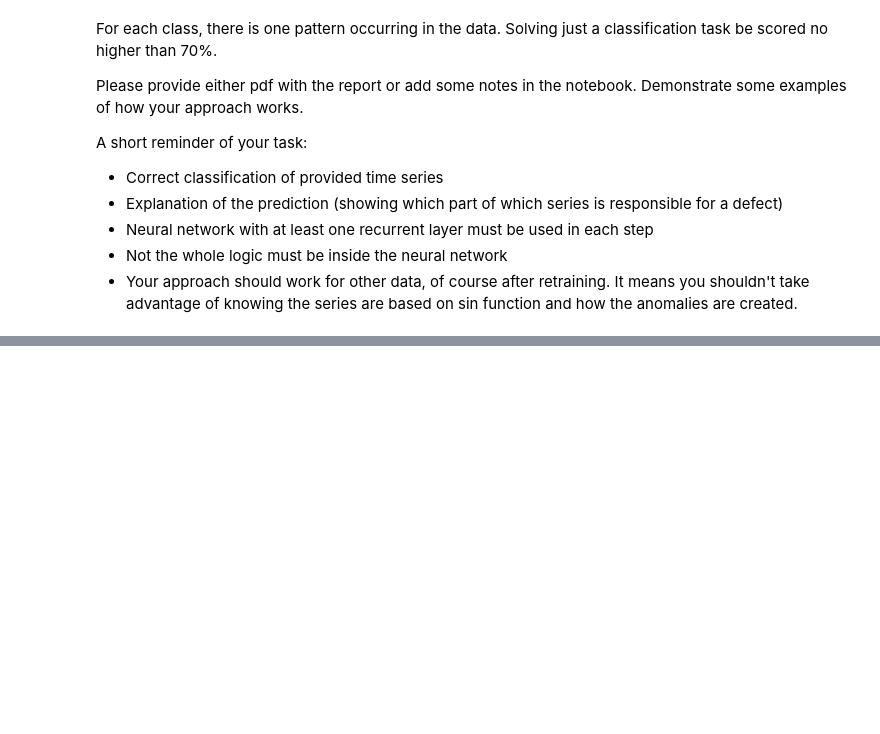
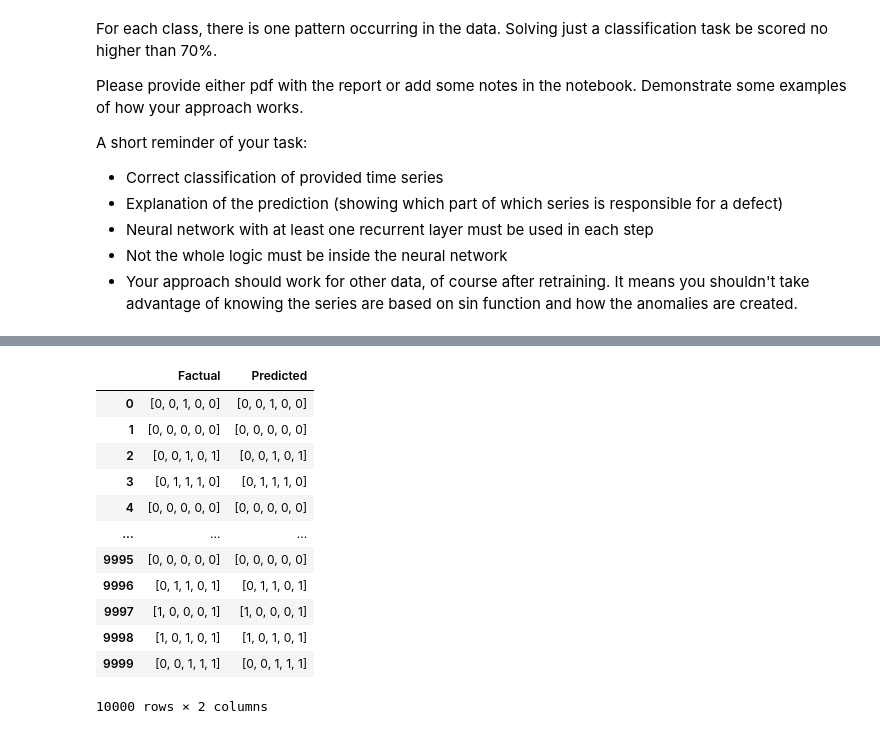
Before and after one commit to Bialkasss/DeepLearning, a Jupyter notebook: RNN/Candies/ProjectData.ipynb, the cells around one changed output, grey strips where cells are left out. Saved outputs shown, nothing was run; the diff lists cells and outputs as text; code cells hidden in the pictures; blank space fills up the shorter version.

```diff
--- a/RNN/Candies/ProjectData.ipynb
+++ b/RNN/Candies/ProjectData.ipynb
@@ -503,0 +271,21 @@ plt.show()
+# %%
+#Creating df with predictions and real values to check if the predictions really match up. It seems so.
+comparison_df = pd.DataFrame({
+    'Factual': [list(row) for row in true_labels],
+    'Predicted': [list(row) for row in predicted_labels]
+})
+comparison_df
+# %% [output]
+|  | Factual | Predicted |
+| 0 | [0, 0, 1, 0, 0] | [0, 0, 1, 0, 0] |
+| 1 | [0, 0, 0, 0, 0] | [0, 0, 0, 0, 0] |
+| 2 | [0, 0, 1, 0, 1] | [0, 0, 1, 0, 1] |
+| 3 | [0, 1, 1, 1, 0] | [0, 1, 1, 1, 0] |
+| 4 | [0, 0, 0, 0, 0] | [0, 0, 0, 0, 0] |
+| ... | ... | ... |
+| 9995 | [0, 0, 0, 0, 0] | [0, 0, 0, 0, 0] |
+| 9996 | [0, 1, 1, 0, 1] | [0, 1, 1, 0, 1] |
+| 9997 | [1, 0, 0, 0, 1] | [1, 0, 0, 0, 1] |
+| 9998 | [1, 0, 1, 0, 1] | [1, 0, 1, 0, 1] |
+| 9999 | [0, 0, 1, 1, 1] | [0, 0, 1, 1, 1] |
+10000 rows × 2 columns
```
Also changed, not shown: parts of 51 cells of this notebook, 9 other files.
